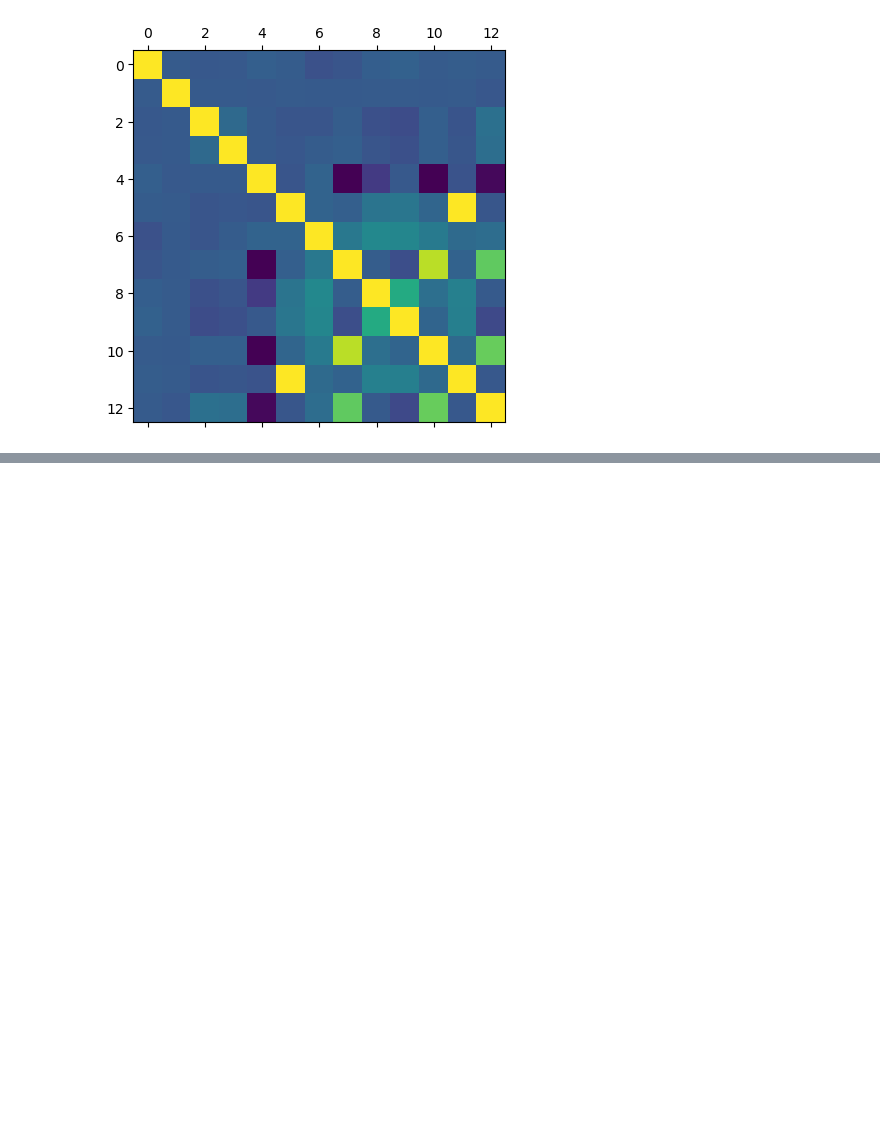
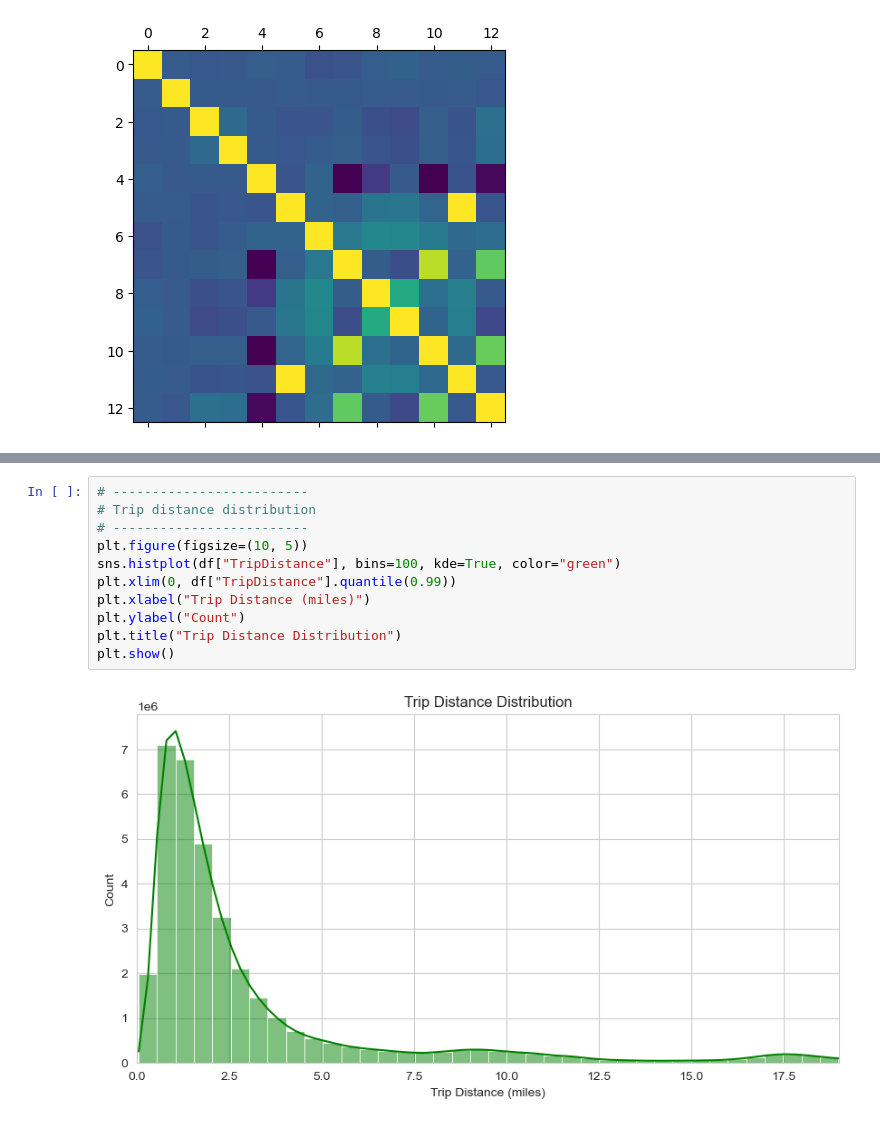
Before and after one commit to EdSu03/adsproject, a Jupyter notebook: EDA.ipynb, the cells around one changed output, grey strips where cells are left out. Cells and saved outputs as stored; diff of their text form; blank space fills up the shorter version.

```diff
--- a/EDA.ipynb
+++ b/EDA.ipynb
@@ -22,0 +100,13 @@ plt.show()
+# %%
+# -------------------------
+# Trip distance distribution
+# -------------------------
+plt.figure(figsize=(10, 5))
+sns.histplot(df["TripDistance"], bins=100, kde=True, color="green")
+plt.xlim(0, df["TripDistance"].quantile(0.99))
+plt.xlabel("Trip Distance (miles)")
+plt.ylabel("Count")
+plt.title("Trip Distance Distribution")
+plt.show()
+# %% [output]
+[figure, added]
```
Also changed, not shown: parts of 10 cells of this notebook, 9 other files.
